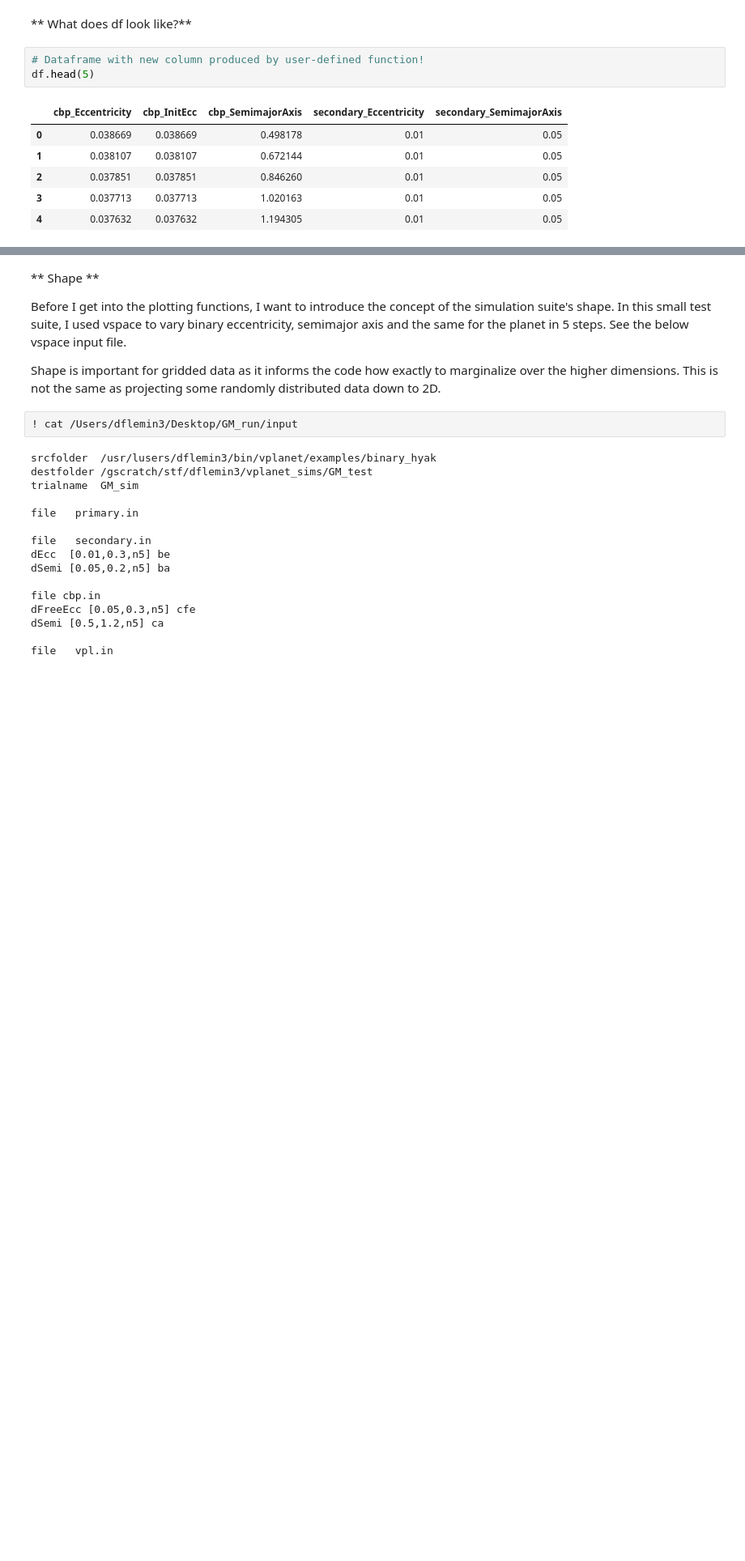
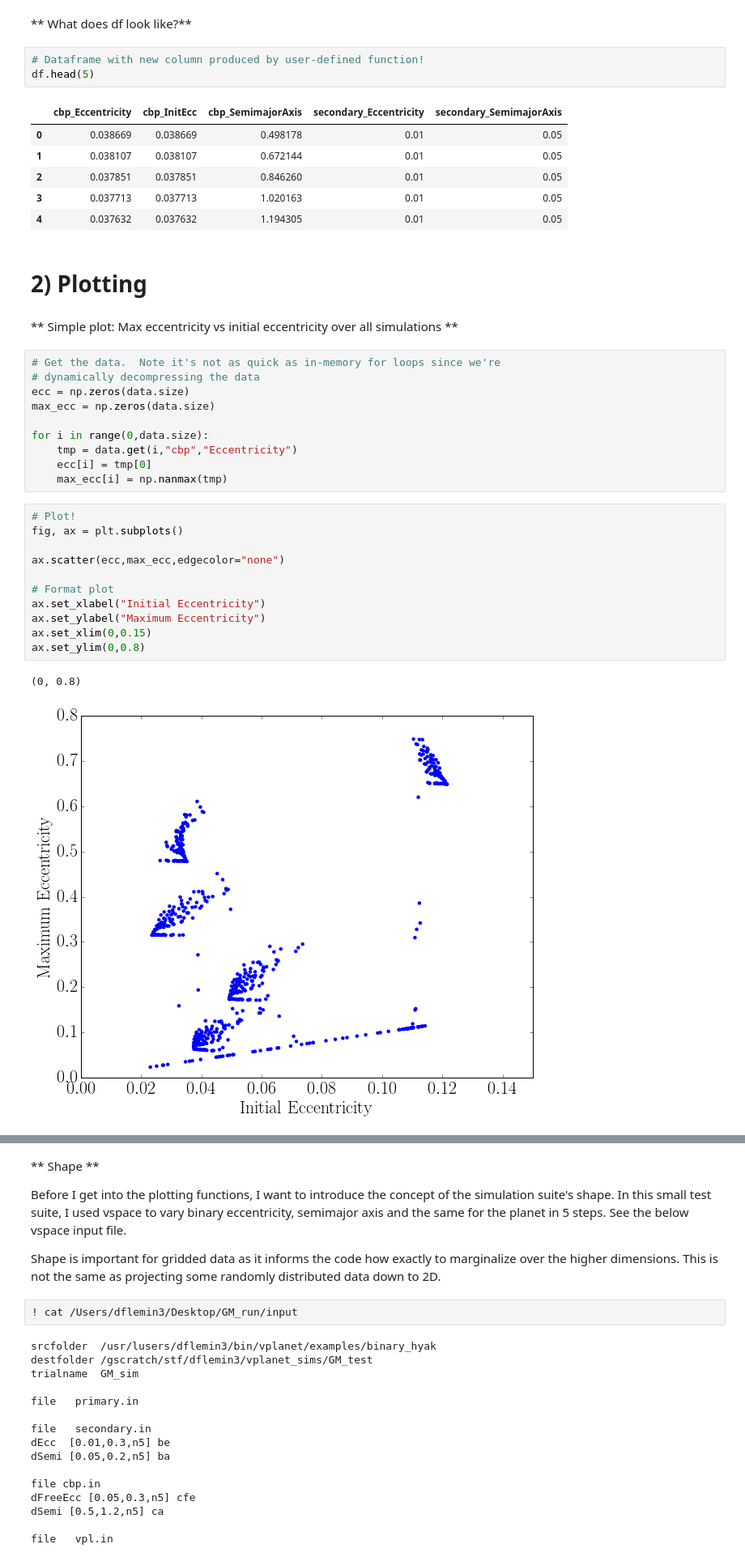
Before and after one commit to VirtualPlanetaryLaboratory/vplanet, a Jupyter notebook: bigplanet/examples/plotting_example.ipynb, the cells around one changed output, grey strips where cells are left out. Shown: that part at 81% size. Saved outputs shown, nothing was run; the diff lists cells and outputs as text; blank space fills up the shorter version.

```diff
--- a/bigplanet/examples/plotting_example.ipynb
+++ b/bigplanet/examples/plotting_example.ipynb
@@ -102,4 +102,32 @@ df.head(5)
 | 2 | 0.037851 | 0.037851 | 0.846260 | 0.01 | 0.05 |
 | 3 | 0.037713 | 0.037713 | 1.020163 | 0.01 | 0.05 |
 | 4 | 0.037632 | 0.037632 | 1.194305 | 0.01 | 0.05 |
+# %% [markdown]
+# 2) Plotting
+# %% [markdown]
+** Simple plot: Max eccentricity vs initial eccentricity over all simulations **
+# %%
+# Get the data.  Note it's not as quick as in-memory for loops since we're
+# dynamically decompressing the data
+ecc = np.zeros(data.size)
+max_ecc = np.zeros(data.size)
+
+for i in range(0,data.size):
+    tmp = data.get(i,"cbp","Eccentricity")
+    ecc[i] = tmp[0]
+    max_ecc[i] = np.nanmax(tmp)
+# %%
+# Plot!
+fig, ax = plt.subplots()
+
+ax.scatter(ecc,max_ecc,edgecolor="none")
+
+# Format plot
+ax.set_xlabel("Initial Eccentricity")
+ax.set_ylabel("Maximum Eccentricity")
+ax.set_xlim(0,0.15)
+ax.set_ylim(0,0.8)
+# %% [output]
+(0, 0.8)
+[figure, added]
 # %% [markdown]
```
Also changed, not shown: parts of 3 cells of this notebook, 1 other file.
